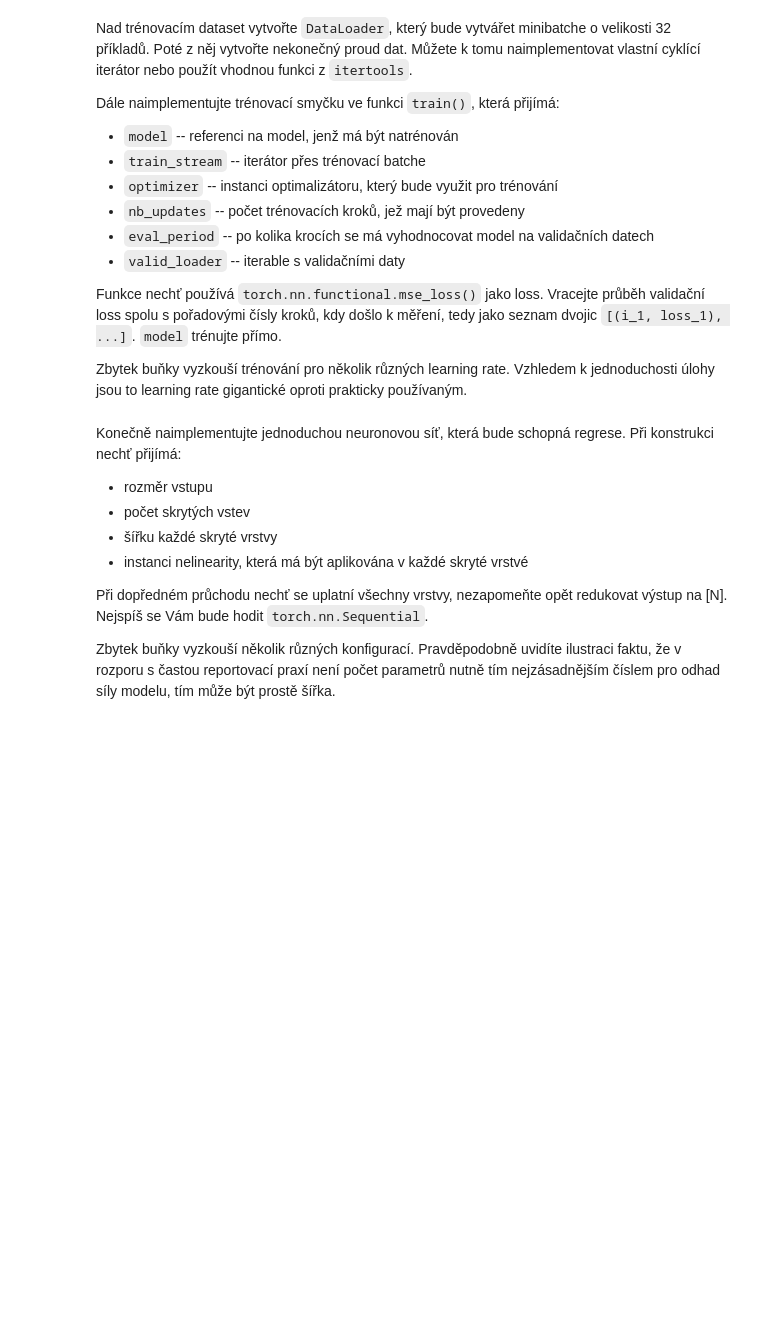
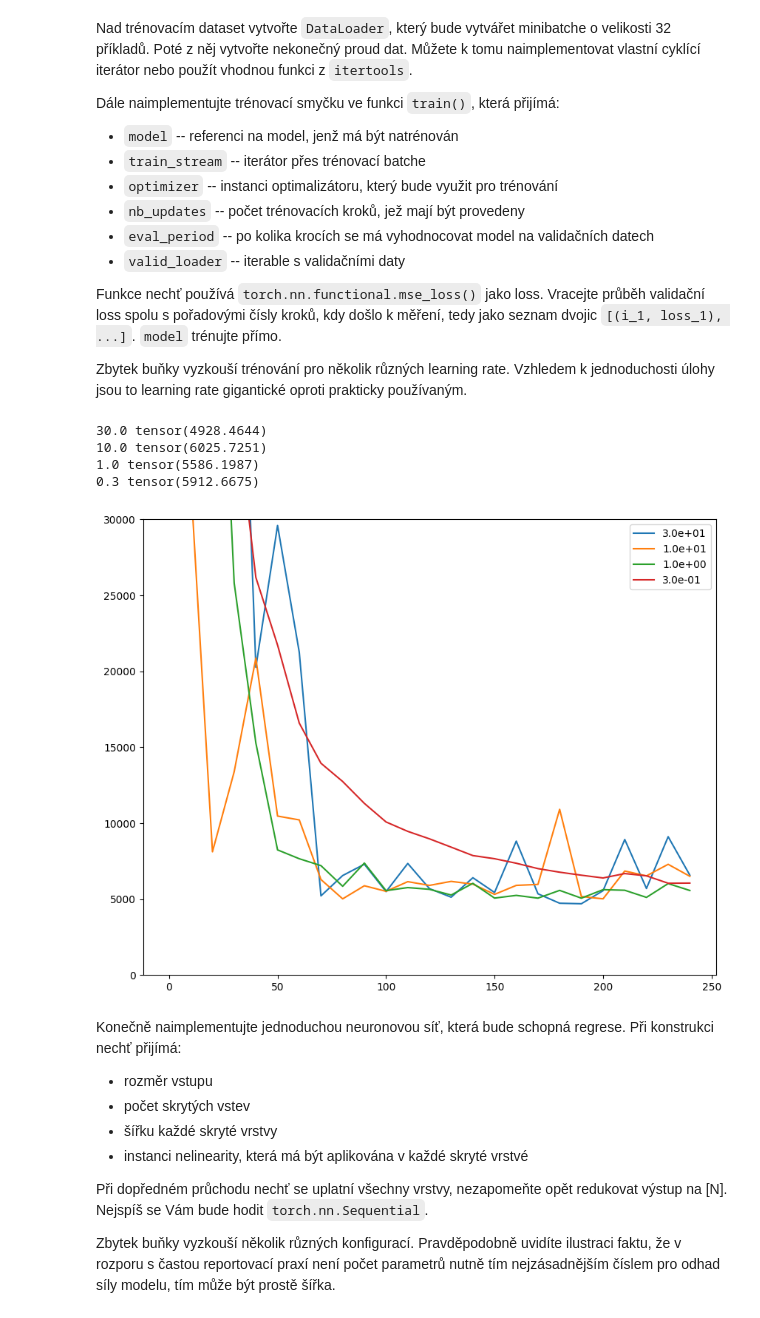
Before and after one commit to svobodovaLucie/SUI-project3, a Jupyter notebook: zadani.ipynb, the cells around one changed output. Cells and saved outputs as stored; diff of their text form; code cells hidden in the pictures; blank space fills up the shorter version.

```diff
--- a/zadani.ipynb
+++ b/zadani.ipynb
@@ -321,25 +315,20 @@ features = ['teplota průměrná', 'teplota maximální', 'teplota minimální',
 V prvním kroce doplňte definici `MeteoDataset`u o `__getitem__()` a `__len__()`, tak jak se to očekává u objektů třídy `torch.utils.data.Dataset`.
 Navíc přidejte vlastnost (`@property`) `in_dim`, která říká, kolik příznaků má každé jedno dato v datasetu.
 # %%
-# Probably does not work
 class MeteoDataset(torch.utils.data.Dataset):
     def __init__(self, data, target_feature):
         self.ts = data[target_feature]
         self.xs = data[[i for i in range(data.shape[0]) if i != target_feature]].T
 
     def __getitem__(self, idx):
-        # return None
-        # sample = {'x': torch.tensor(self.xs[idx], dtype=torch.float32), 't': torch.tensor(self.ts[idx], dtype=torch.float32)}
-        sample = {'x': self.xs[idx], 't': self.ts[idx]}
+        sample = self.xs[idx], self.ts[idx]
         return sample
 
     def __len__(self):
-        # return None
         return len(self.ts)
 
     @property
     def in_dim(self):
-        # return None
         return self.xs.shape[1]
 
 target_feature = 'tlak vzduchu'
@@ -392,33 +381,47 @@ Vracejte průběh validační loss spolu s pořadovými čísly kroků, kdy doš
 Zbytek buňky vyzkouší trénování pro několik různých learning rate.
 Vzhledem k jednoduchosti úlohy jsou to learning rate gigantické oproti prakticky používaným.
 # %%
-train_loader = None
-
-train_stream = None
+train_loader = torch.utils.data.DataLoader(train_dataset, batch_size=32, shuffle=True)
+train_stream = itertools.cycle(train_loader)
 
 def train(model, train_stream, optimizer, nb_updates, eval_period, valid_loader):
     valid_progress = []
+    model.train()
 
-    model.train()
     for i in range(nb_updates):
-        pass
+        if (i % eval_period == 0):
+            valid_progress.append([i, evaluate(model, valid_loader)])
+            model.train()  # nastav model do trenovaciho rezimu
+
+        dato, ref_out = next(train_stream)
+        loss = torch.nn.functional.mse_loss(model(dato), ref_out)
+
+        loss.backward()
+        optimizer.step()
+        optimizer.zero_grad()
 
     return valid_progress
 
 def lr_progress(lr):
     linear_predictor = LinearRegression(train_dataset.in_dim)
     optimizer = torch.optim.Adam(linear_predictor.parameters(), lr)
     progress = train(linear_predictor, train_stream, optimizer, 250, 10, valid_loader)
     print(lr, evaluate(linear_predictor, valid_loader))
     return progress
 
 plt.figure(figsize=(10, 8))
 for lr in [3e+1, 1e+1, 1e+0, 3e-1]:
     progress = lr_progress(lr)
     plt.plot([item[0] for item in progress], [item[1] for item in progress], label=f"{lr:.1e}")
 plt.legend()
 plt.ylim(0, 30000)
 plt.show()
+# %% [output]
+30.0 tensor(4928.4644)
+10.0 tensor(6025.7251)
+1.0 tensor(5586.1987)
+0.3 tensor(5912.6675)
+[figure, added]
 # %% [markdown]
 Konečně naimplementujte jednoduchou neuronovou síť, která bude schopná regrese.
 Při konstrukci nechť přijímá:
```
Also changed, not shown: parts of 3 cells of this notebook.
